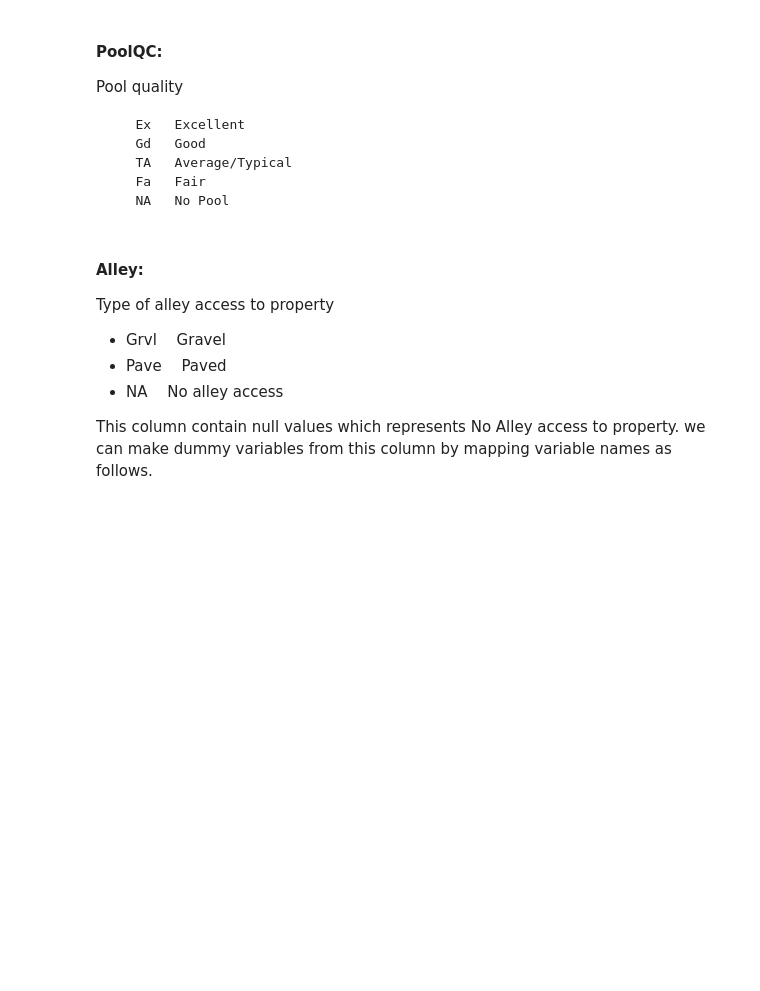
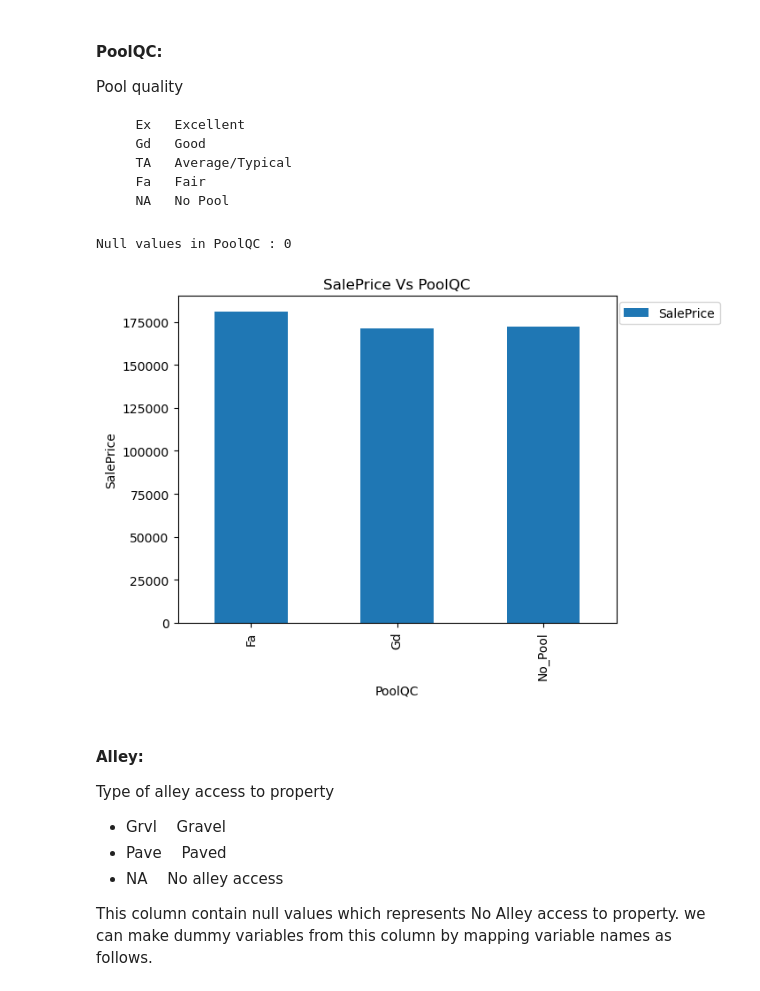
Before and after one commit to bhanu481/Surprise-Housing-Australia, a Jupyter notebook: Surprise-Housing-Australia.ipynb, the cells around one changed output. Saved outputs shown, nothing was run; the diff lists cells and outputs as text; code cells hidden in the pictures; blank space fills up the shorter version.

```diff
--- a/Surprise-Housing-Australia.ipynb
+++ b/Surprise-Housing-Australia.ipynb
@@ -468,9 +455,9 @@ Name: Fence, Length: 1328, dtype: object
 # %%
-df_housing.Fence = df_housing.Fence.map({'GdPrv':3,
-                                               'MnPrv':2,
-                                               'GdWo':1,
-                                               'MnWw':0,
-                                               'No_fence':4
-                                              })
+# Map Fence values to ordered integers as follows
+df_housing.Fence = df_housing.Fence.map({'GdPrv':4,
+                                         'MnPrv':3,
+                                         'GdWo':2,
+                                         'MnWw':1,
+                                         'No_fence':0
+                                        })
 df_housing.Fence = df_housing.Fence.astype(int)
-plot_scatter(df_housing, column='Fence', target='SalePrice', hue='YrSold' )
@@ -485,3 +470,9 @@ Pool quality
        TA	Average/Typical
        Fa	Fair
        NA	No Pool
+# %%
+df_housing.PoolQC = df_housing.PoolQC.fillna('No_Pool')
+plot_concat_var(df_housing, column_name='PoolQC', target='SalePrice' )#,hue='YrSold'
+# %% [output]
+Null values in PoolQC : 0
+[figure, added]
```
Also changed, not shown: parts of 35 cells of this notebook.
